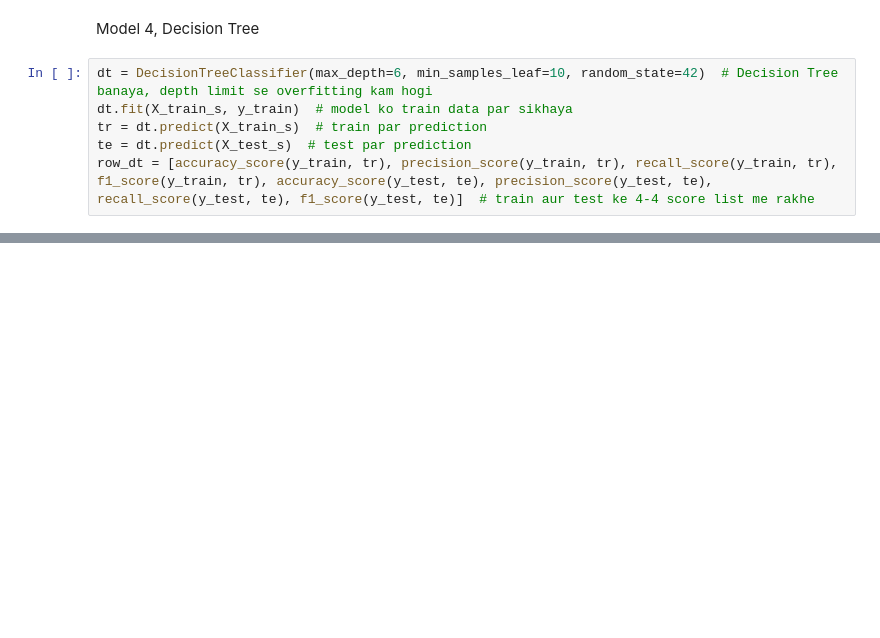
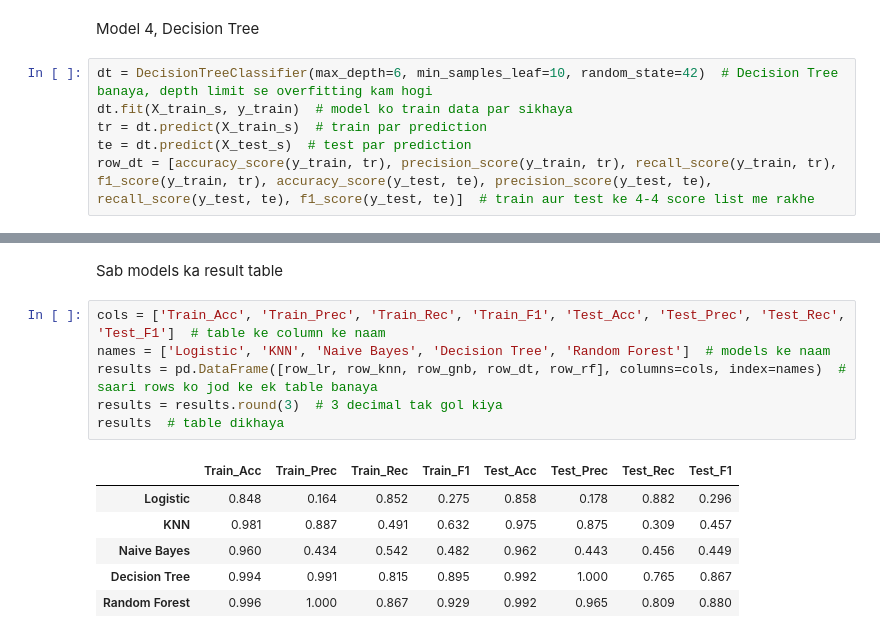
Before and after one commit to paramcgwala-crypto/param_pythonand_ml_turtle_graphic_proper_notation, a Jupyter notebook: basic_Tradition_programing_python/Ml_new_Project_omly_for_prctice/ai4i2020.ipynb, the cells around one changed output, grey strips where cells are left out. Cells and saved outputs as stored; diff of their text form; blank space fills up the shorter version.

```diff
--- a/basic_Tradition_programing_python/Ml_new_Project_omly_for_prctice/ai4i2020.ipynb
+++ b/basic_Tradition_programing_python/Ml_new_Project_omly_for_prctice/ai4i2020.ipynb
@@ -185,0 +194,15 @@ row_dt = [accuracy_score(y_train, tr), precision_score(y_train, tr), recall_scor
+# %% [markdown]
+Sab models ka result table
+# %%
+cols = ['Train_Acc', 'Train_Prec', 'Train_Rec', 'Train_F1', 'Test_Acc', 'Test_Prec', 'Test_Rec', 'Test_F1']  # table ke column ke naam
+names = ['Logistic', 'KNN', 'Naive Bayes', 'Decision Tree', 'Random Forest']  # models ke naam
+results = pd.DataFrame([row_lr, row_knn, row_gnb, row_dt, row_rf], columns=cols, index=names)  # saari rows ko jod ke ek table banaya
+results = results.round(3)  # 3 decimal tak gol kiya
+results  # table dikhaya
+# %% [output]
+|  | Train_Acc | Train_Prec | Train_Rec | Train_F1 | Test_Acc | Test_Prec | Test_Rec | Test_F1 |
+| Logistic | 0.848 | 0.164 | 0.852 | 0.275 | 0.858 | 0.178 | 0.882 | 0.296 |
+| KNN | 0.981 | 0.887 | 0.491 | 0.632 | 0.975 | 0.875 | 0.309 | 0.457 |
+| Naive Bayes | 0.960 | 0.434 | 0.542 | 0.482 | 0.962 | 0.443 | 0.456 | 0.449 |
+| Decision Tree | 0.994 | 0.991 | 0.815 | 0.895 | 0.992 | 1.000 | 0.765 | 0.867 |
+| Random Forest | 0.996 | 1.000 | 0.867 | 0.929 | 0.992 | 0.965 | 0.809 | 0.880 |
```
Also changed, not shown: parts of 12 cells of this notebook, 1 other file.
